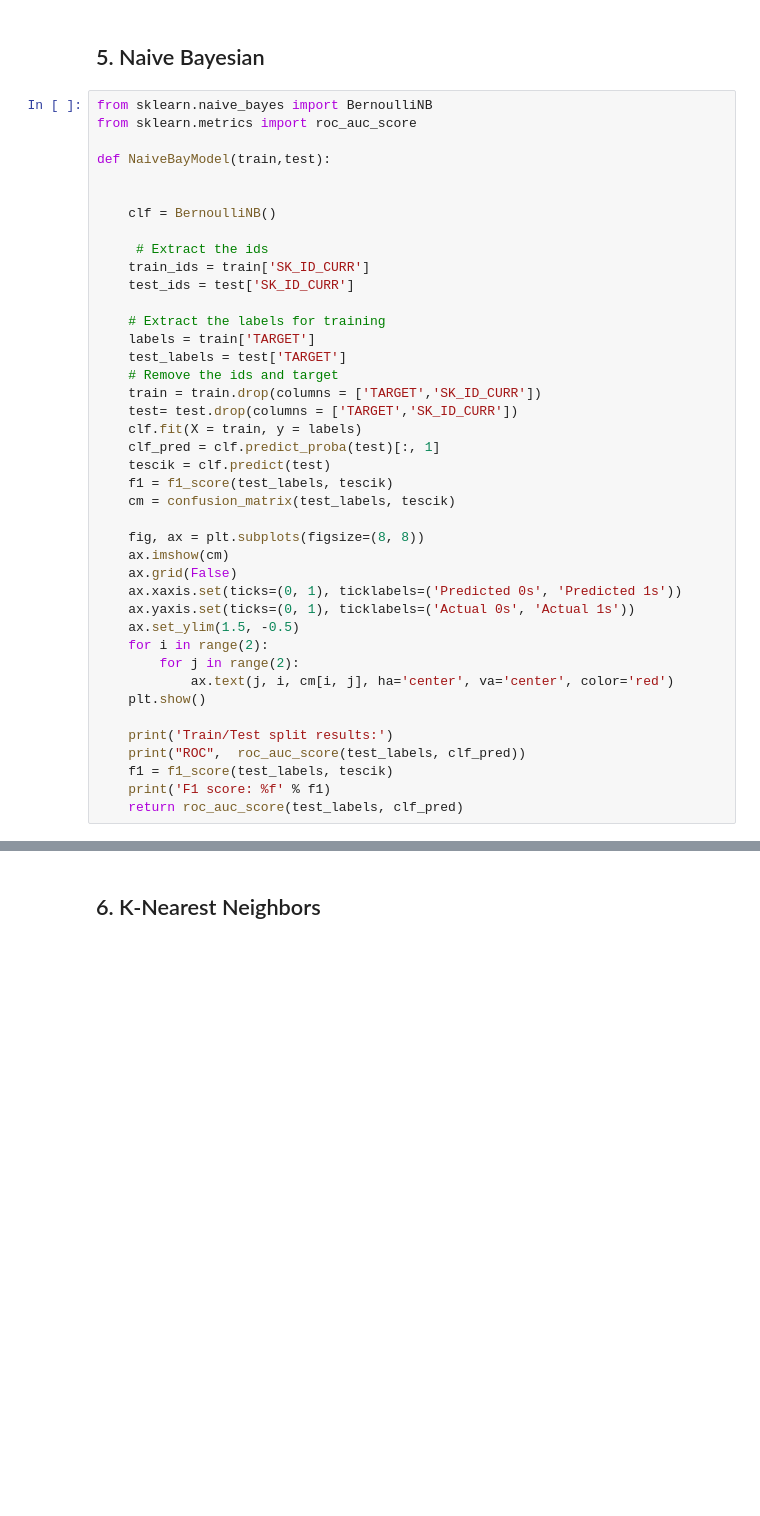
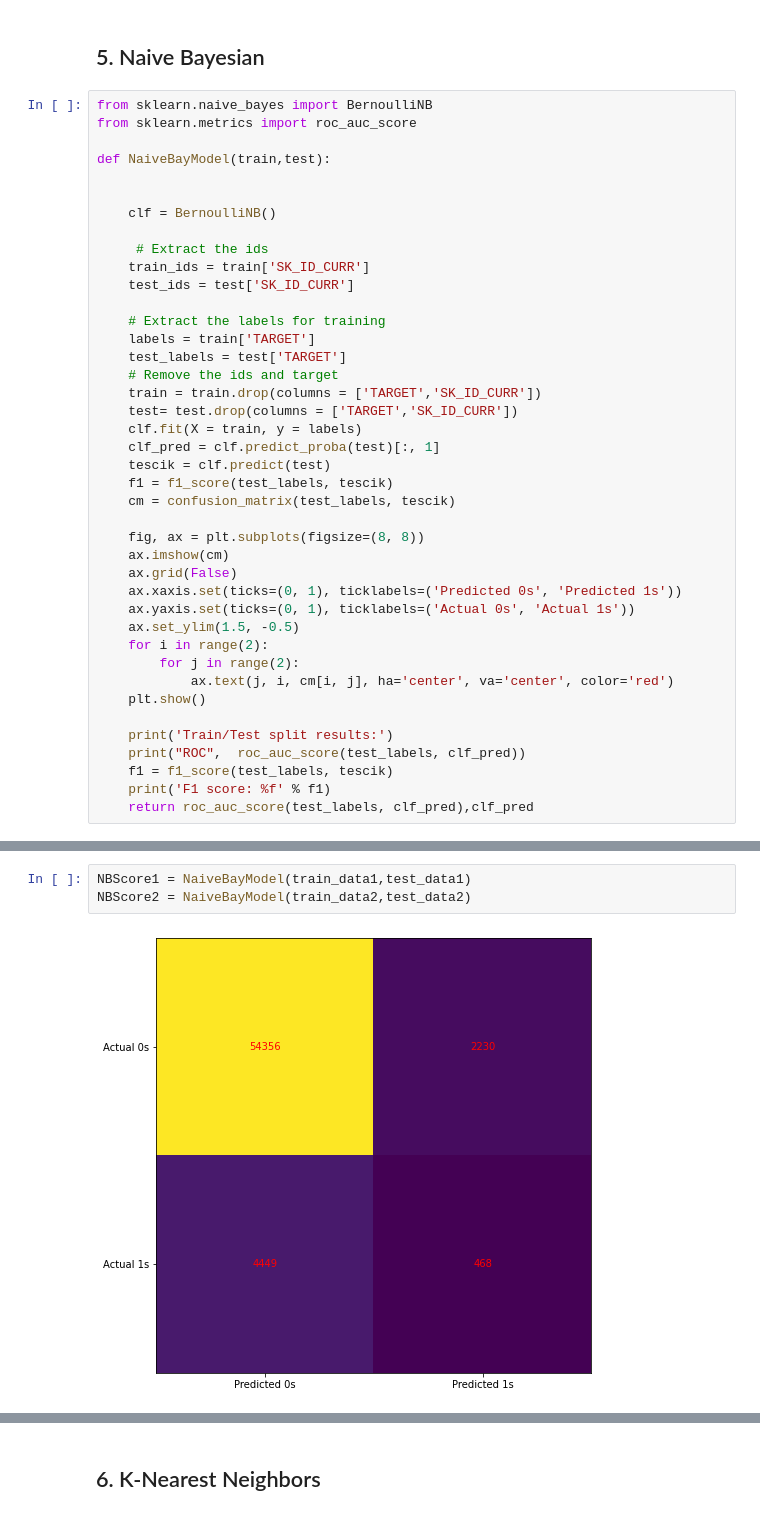
Before and after one commit to IML-Project/Home_Credit_Default_Risk_Project, a Jupyter notebook: Models.ipynb, the cells around one changed output, grey strips where cells are left out. Drawn from its saved outputs; the diff is of its cells as text; blank space fills up the shorter version.

```diff
--- a/Models.ipynb
+++ b/Models.ipynb
@@ -235,4 +273,4 @@ def NaiveBayModel(train,test):
     print("ROC",  roc_auc_score(test_labels, clf_pred))
     f1 = f1_score(test_labels, tescik)
     print('F1 score: %f' % f1)
-    return roc_auc_score(test_labels, clf_pred)
+    return roc_auc_score(test_labels, clf_pred),clf_pred
@@ -240,0 +277,5 @@ NaiveScore = NaiveBayModel(train_data,test_data)
+# %%
+NBScore1 = NaiveBayModel(train_data1,test_data1)
+NBScore2 = NaiveBayModel(train_data2,test_data2)
+# %% [output]
+[figure, added]
```
Also changed, not shown: parts of 45 cells of this notebook.
